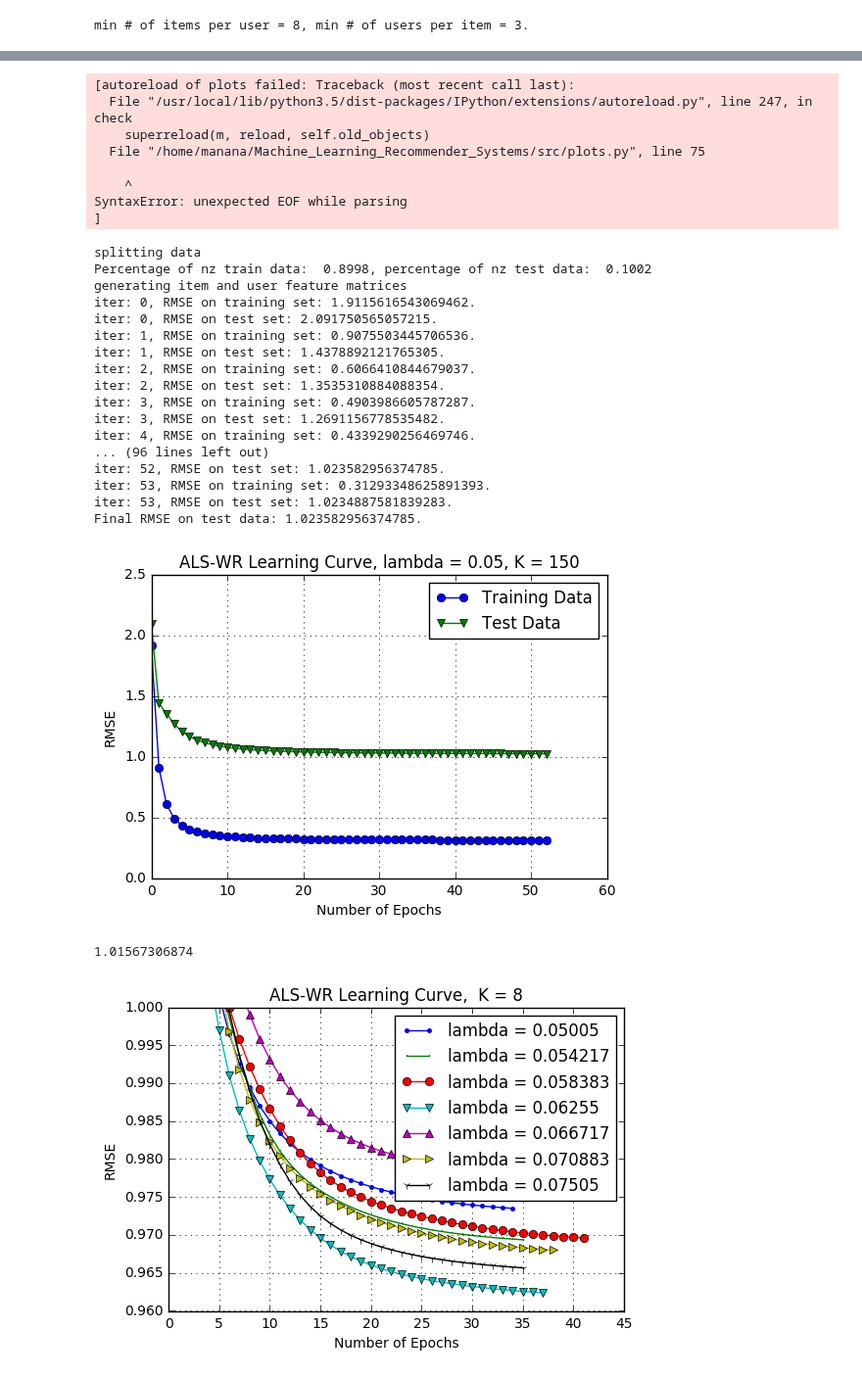
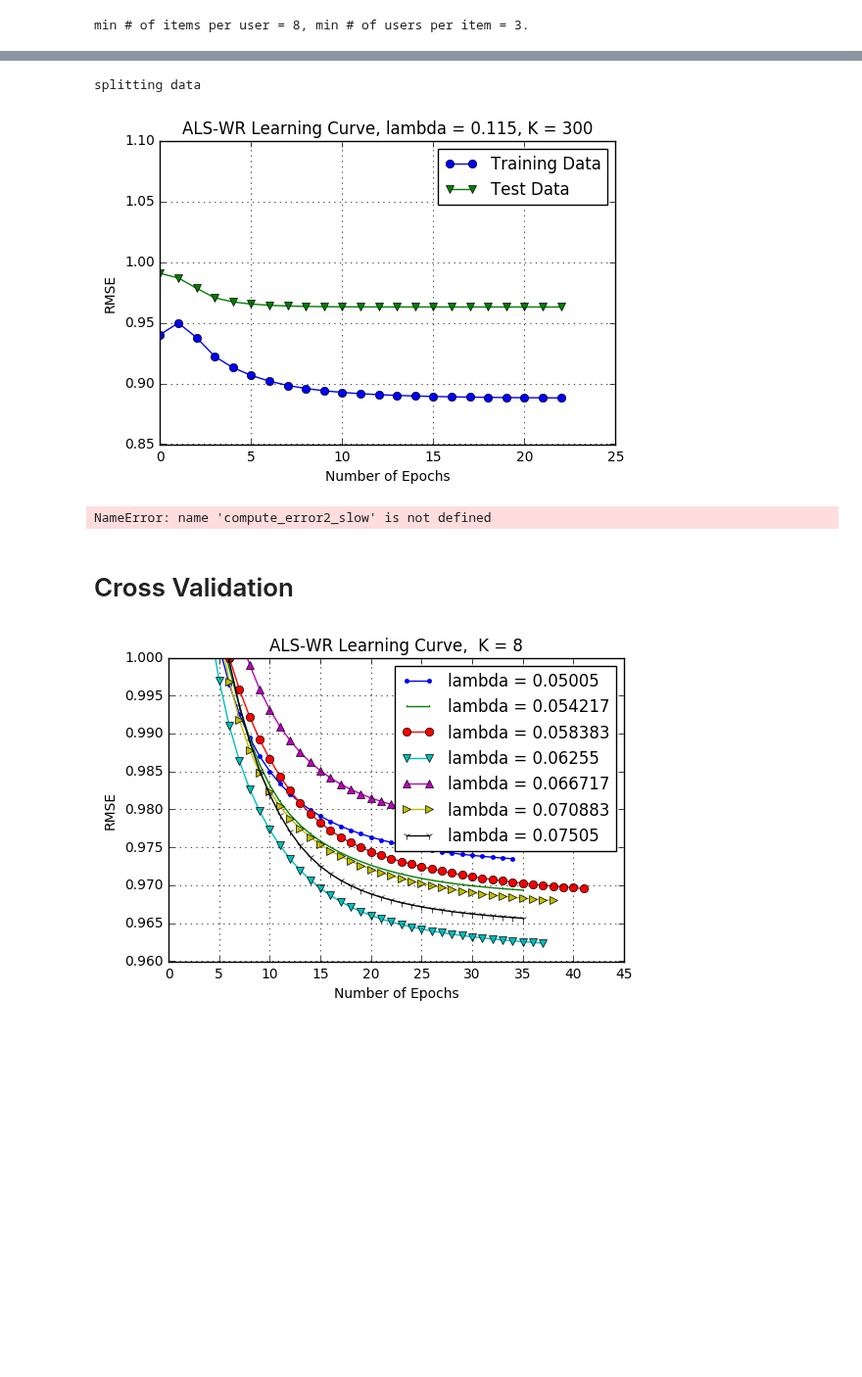
Before and after one commit to MLortki/Machine_Learning_Recommender_Systems, a Jupyter notebook: src/main_manana.ipynb, the cells around one changed output, grey strips where cells are left out. Shown at 98% size. Cells and saved outputs as stored; diff of their text form; code cells hidden in the pictures; blank space fills up the shorter version.

```diff
--- a/src/main_manana.ipynb
+++ b/src/main_manana.ipynb
@@ -208,63 +155,46 @@ pl.plot_general (errors_te, labels ,x_axis_name, y_axis_name, title, path)
+# %%
+import our_helpers as ohe
+import plots as pl
+
+#defining parameters
+
+lambda_ = 0.1
+K = 300
+stop_criterion = 1e-4
+
+
+print("splitting data")
+valid_ratings, train, test, stest = ohe.split_data(
+    ratings_normalized, num_items_per_user, num_users_per_item, min_num_ratings=0, p_test=0.1)
+np.random.seed(600)
+
+print("generating item and user feature matrices")
+item_features, user_features, train_errors, test_errors = ohe.ALS(
+    train, test,K, lambda_, stop_criterion)
+
+final_error.append(test_errors[-1])
+# %% [output]
+splitting data
 # %%
 import our_helpers as ohe
 import plots as pl
-
-#defining parameters
-
-lambda_ = 0.05
-K = 150
-stop_criterion = 1e-4
-
-
-print("splitting data")
-valid_ratings, train, test = ohe.split_data(
-    ratings, num_items_per_user, num_users_per_item, min_num_ratings=0, p_test=0.1)
-np.random.seed(600)
-
-print("generating item and user feature matrices")
-item_features, user_features, train_errors, test_errors = ohe.ALS(
-    train, test,K, lambda_, stop_criterion,  rng)
-
 #creating plot
 lambda_str = ('%f' % lambda_).rstrip('0')
-path = "%s_%d_%d.jpg"%(lambda_str, K, len(train_errors))
+path = "K%d/lambda%s_iter%d_converged.jpg"%( K,lambda_str, len(train_errors))
 pl.plot_train_test_errors(train_errors, test_errors, lambda_str , K , path, len(train_errors))
 
 #
 full_ratings = np.dot( item_features.transpose(), user_features)
 nz_rows, nz_cols = test.nonzero()
 nz_test = list( zip(nz_rows, nz_cols))
 
 full_ratings_b = ohe.bias_correction(full_ratings, ratings)
-print(compute_error2(test, full_ratings_b, nz_test) )
+print(compute_error2_slow(test, full_ratings_b, nz_test) )
 # %% [output]
+[figure, new version]
-[autoreload of plots failed: Traceback (most recent call last):
-  File "/usr/local/lib/python3.5/dist-packages/IPython/extensions/autoreload.py", line 247, in check
-    superreload(m, reload, self.old_objects)
-  File "/home/manana/Machine_Learning_Recommender_Systems/src/plots.py", line 75
-
-    ^
-SyntaxError: unexpected EOF while parsing
-]
+NameError: name 'compute_error2_slow' is not defined
-splitting data
-Percentage of nz train data:  0.8998, percentage of nz test data:  0.1002
-generating item and user feature matrices
-iter: 0, RMSE on training set: 1.9115616543069462.
-iter: 0, RMSE on test set: 2.091750565057215.
-iter: 1, RMSE on training set: 0.9075503445706536.
-iter: 1, RMSE on test set: 1.4378892121765305.
-iter: 2, RMSE on training set: 0.6066410844679037.
-iter: 2, RMSE on test set: 1.3535310884088354.
-iter: 3, RMSE on training set: 0.4903986605787287.
-iter: 3, RMSE on test set: 1.2691156778535482.
-iter: 4, RMSE on training set: 0.4339290256469746.
-... (96 lines left out)
-iter: 52, RMSE on test set: 1.023582956374785.
-iter: 53, RMSE on training set: 0.31293348625891393.
-iter: 53, RMSE on test set: 1.0234887581839283.
-Final RMSE on test data: 1.023582956374785.
-[figure, old version]
-1.01567306874
+# %% [markdown]
+# Cross Validation
 # %%
 #print(len(errors))
 #print(len(errors[0]))
```
Also changed, not shown: parts of 18 cells of this notebook, 8 other files.
